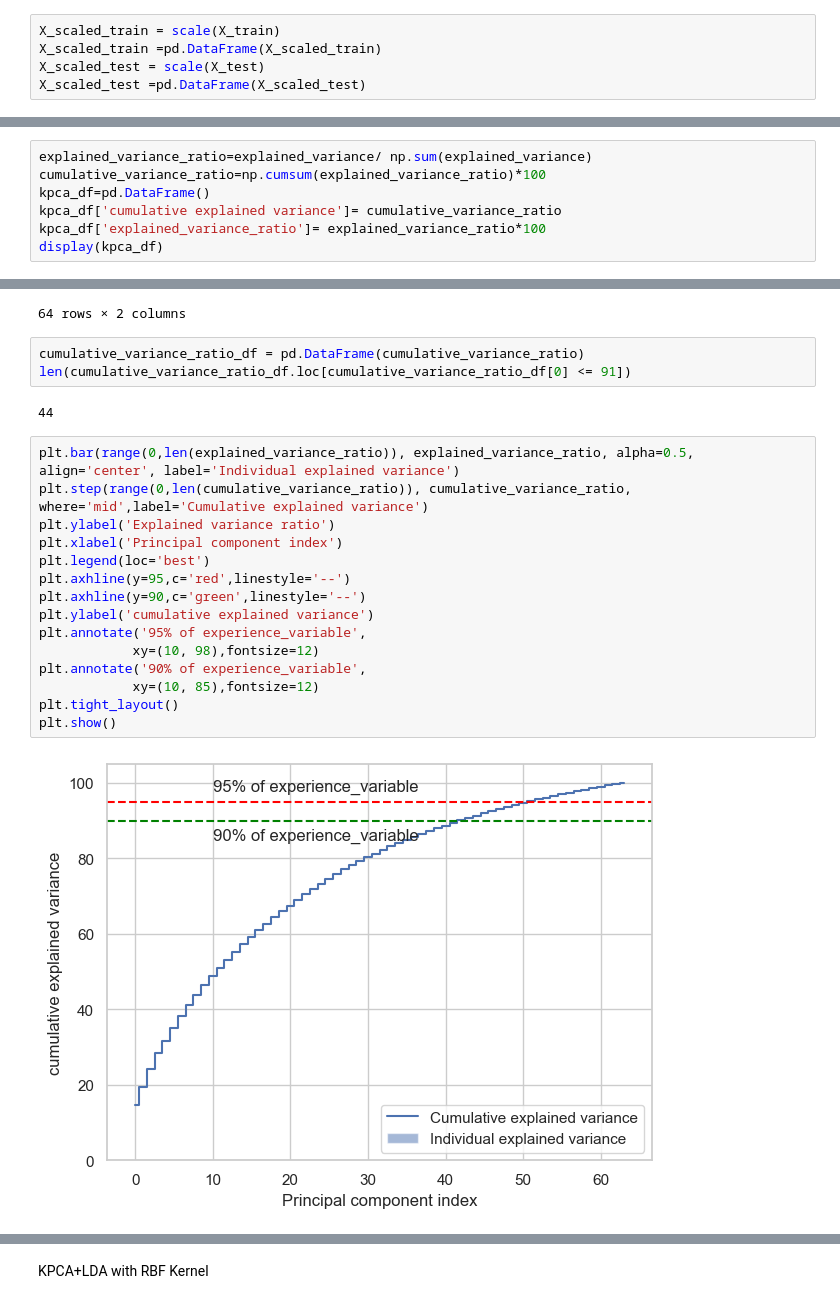
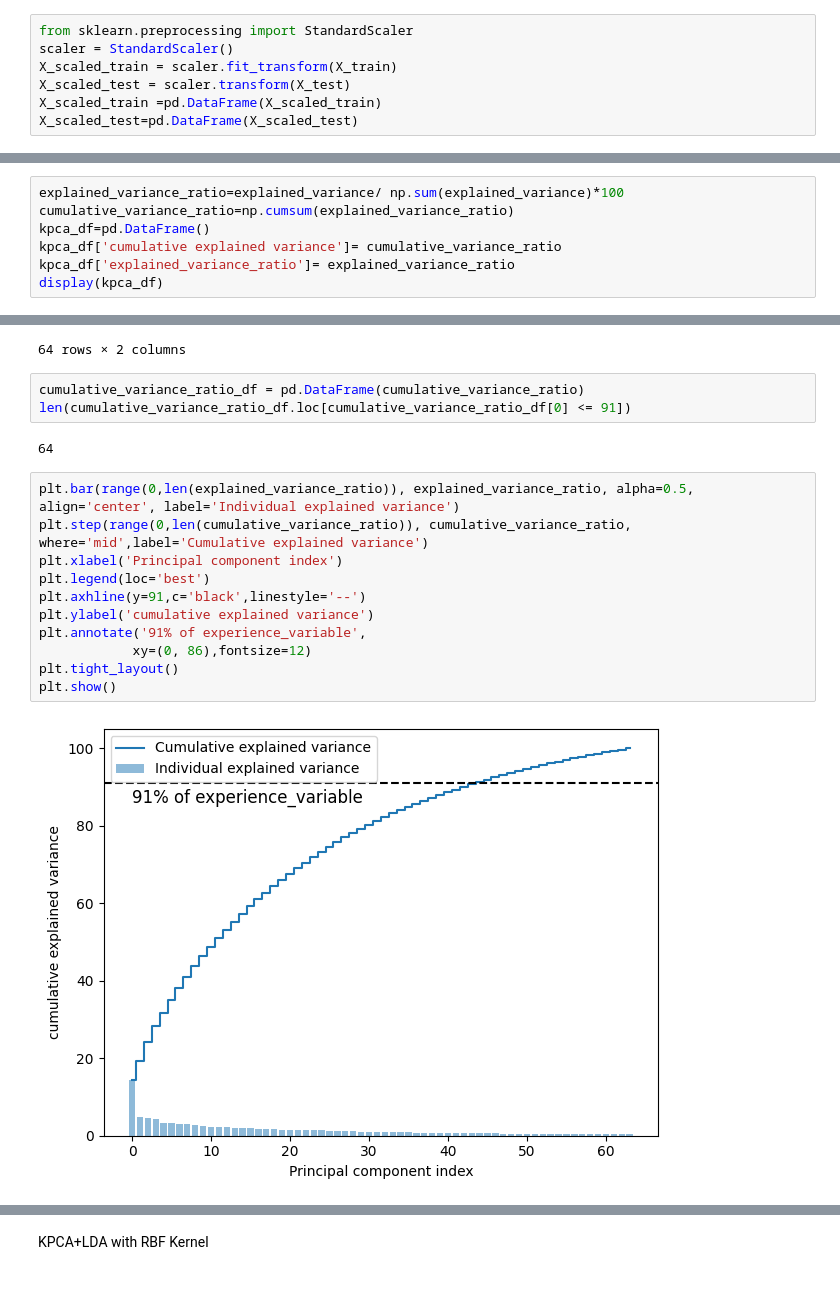
Before and after one commit to vasimak/CI-SL, a Jupyter notebook: KPCA+LDA/Dataset 2 kpca+lda.ipynb, the cells around one changed output, grey strips where cells are left out. Saved outputs shown, nothing was run; the diff lists cells and outputs as text.

```diff
--- a/KPCA+LDA/Dataset 2 kpca+lda.ipynb
+++ b/KPCA+LDA/Dataset 2 kpca+lda.ipynb
@@ -126,10 +126,12 @@ X.describe()
 # %%
 X_train, X_test, y_train, y_test = train_test_split(X,y,random_state=40)
 # %%
-X_scaled_train = scale(X_train)
+from sklearn.preprocessing import StandardScaler
+scaler = StandardScaler()
+X_scaled_train = scaler.fit_transform(X_train)
+X_scaled_test = scaler.transform(X_test)
 X_scaled_train =pd.DataFrame(X_scaled_train)
-X_scaled_test = scale(X_test)
-X_scaled_test =pd.DataFrame(X_scaled_test)
+X_scaled_test=pd.DataFrame(X_scaled_test)
 # %%
 X_scaled_test.head()
 # %% [output]
@@ -247,11 +249,11 @@ kpca = KernelPCA(kernel='rbf', n_components=64)
 kpca=kpca.fit_transform(X_scaled_train)
 explained_variance=np.var(kpca, axis=0 )
 # %%
-explained_variance_ratio=explained_variance/ np.sum(explained_variance)
-cumulative_variance_ratio=np.cumsum(explained_variance_ratio)*100
+explained_variance_ratio=explained_variance/ np.sum(explained_variance)*100
+cumulative_variance_ratio=np.cumsum(explained_variance_ratio)
 kpca_df=pd.DataFrame()
 kpca_df['cumulative explained variance']= cumulative_variance_ratio
-kpca_df['explained_variance_ratio']= explained_variance_ratio*100
+kpca_df['explained_variance_ratio']= explained_variance_ratio
 display(kpca_df)
 # %% [output]
 |  | cumulative explained variance | explained_variance_ratio |
@@ -271,23 +273,19 @@ display(kpca_df)
 cumulative_variance_ratio_df = pd.DataFrame(cumulative_variance_ratio)
 len(cumulative_variance_ratio_df.loc[cumulative_variance_ratio_df[0] <= 91])
 # %% [output]
-44
+64
 # %%
 plt.bar(range(0,len(explained_variance_ratio)), explained_variance_ratio, alpha=0.5, align='center', label='Individual explained variance')
 plt.step(range(0,len(cumulative_variance_ratio)), cumulative_variance_ratio, where='mid',label='Cumulative explained variance')
-plt.ylabel('Explained variance ratio')
 plt.xlabel('Principal component index')
 plt.legend(loc='best')
-plt.axhline(y=95,c='red',linestyle='--')
-plt.axhline(y=90,c='green',linestyle='--')
+plt.axhline(y=91,c='black',linestyle='--')
 plt.ylabel('cumulative explained variance')
-plt.annotate('95% of experience_variable',
-            xy=(10, 98),fontsize=12)
-plt.annotate('90% of experience_variable',
-            xy=(10, 85),fontsize=12)
+plt.annotate('91% of experience_variable',
+            xy=(0, 86),fontsize=12)
 plt.tight_layout()
 plt.show()
 # %% [output]
-[figure, old version]
+[figure, new version]
 # %%
 from sklearn.decomposition import KernelPCA
```
Also changed, not shown: parts of 31 cells of this notebook, 6 other files.
